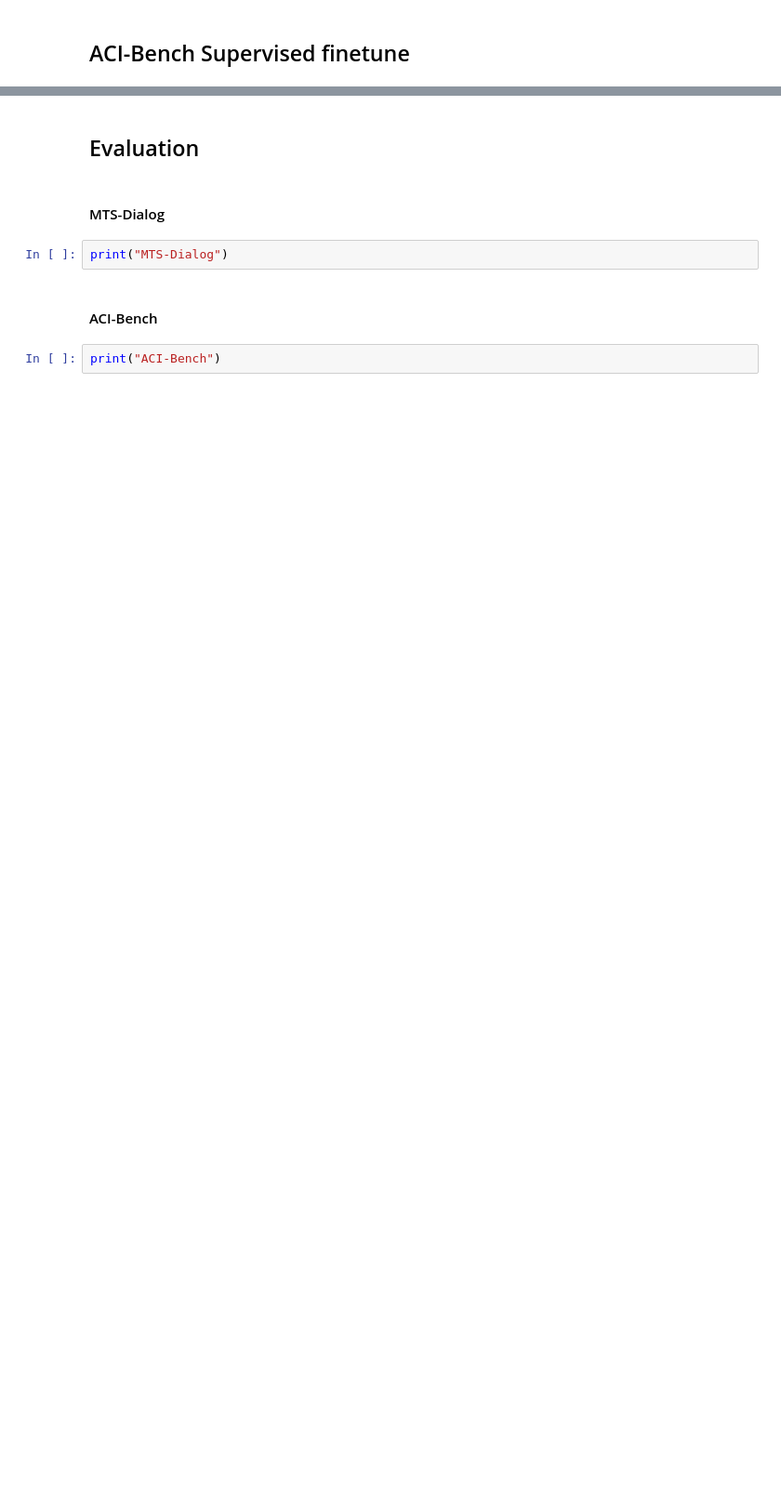
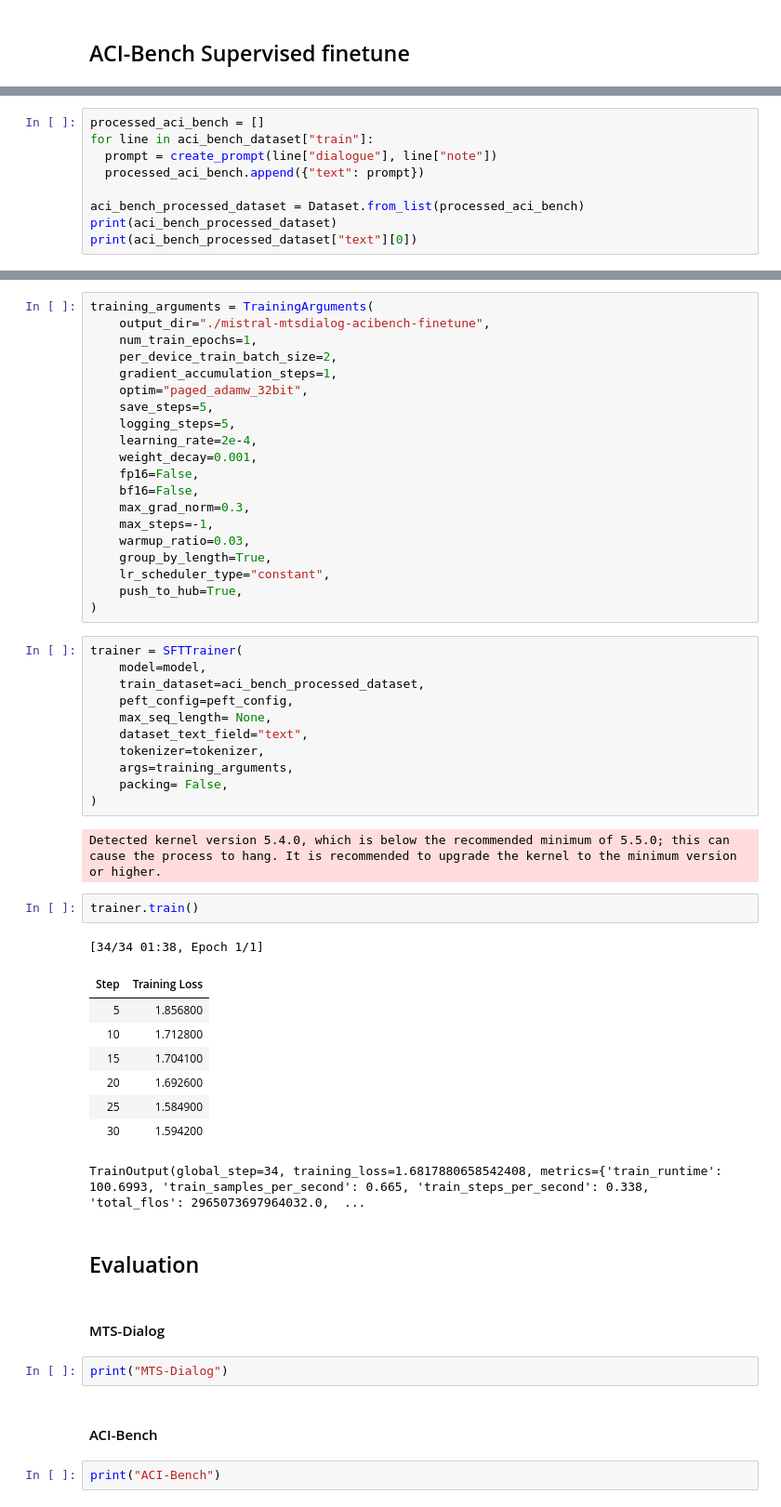
Before and after one commit to HikariLight/conv2note, a Jupyter notebook: supervised_finetune/Mistral_Supervised_Finetune.ipynb, the cells around one changed output, grey strips where cells are left out. Shown: that part at 93% size. Drawn from its saved outputs; the diff is of its cells as text; blank space fills up the shorter version.

```diff
--- a/supervised_finetune/Mistral_Supervised_Finetune.ipynb
+++ b/supervised_finetune/Mistral_Supervised_Finetune.ipynb
@@ -195,0 +227,9 @@ print("Hey")
+# %%
+processed_aci_bench = []
+for line in aci_bench_dataset["train"]:
+  prompt = create_prompt(line["dialogue"], line["note"])
+  processed_aci_bench.append({"text": prompt})
+
+aci_bench_processed_dataset = Dataset.from_list(processed_aci_bench)
+print(aci_bench_processed_dataset)
+print(aci_bench_processed_dataset["text"][0])
@@ -196,3 +254,48 @@ print("Hey")
+# %%
+training_arguments = TrainingArguments(
+    output_dir="./mistral-mtsdialog-acibench-finetune",
+    num_train_epochs=1,
+    per_device_train_batch_size=2,
+    gradient_accumulation_steps=1,
+    optim="paged_adamw_32bit",
+    save_steps=5,
+    logging_steps=5,
+    learning_rate=2e-4,
+    weight_decay=0.001,
+    fp16=False,
+    bf16=False,
+    max_grad_norm=0.3,
+    max_steps=-1,
+    warmup_ratio=0.03,
+    group_by_length=True,
+    lr_scheduler_type="constant",
+    push_to_hub=True,
+)
+# %%
+trainer = SFTTrainer(
+    model=model,
+    train_dataset=aci_bench_processed_dataset,
+    peft_config=peft_config,
+    max_seq_length= None,
+    dataset_text_field="text",
+    tokenizer=tokenizer,
+    args=training_arguments,
+    packing= False,
+)
+# %% [output]
+Detected kernel version 5.4.0, which is below the recommended minimum of 5.5.0; this can cause the process to hang. It is recommended to upgrade the kernel to the minimum version or higher.
+# %%
+trainer.train()
+# %% [output]
+[34/34 01:38, Epoch 1/1]
+| Step | Training Loss |
+| 5 | 1.856800 |
+| 10 | 1.712800 |
+| 15 | 1.704100 |
+| 20 | 1.692600 |
+| 25 | 1.584900 |
+| 30 | 1.594200 |
+TrainOutput(global_step=34, training_loss=1.6817880658542408, metrics={'train_runtime': 100.6993, 'train_samples_per_second': 0.665, 'train_steps_per_second': 0.338, 'total_flos': 2965073697964032.0,  ...
 # %% [markdown]
 ## Evaluation
 # %% [markdown]
```
Also changed, not shown: parts of 16 cells of this notebook.
